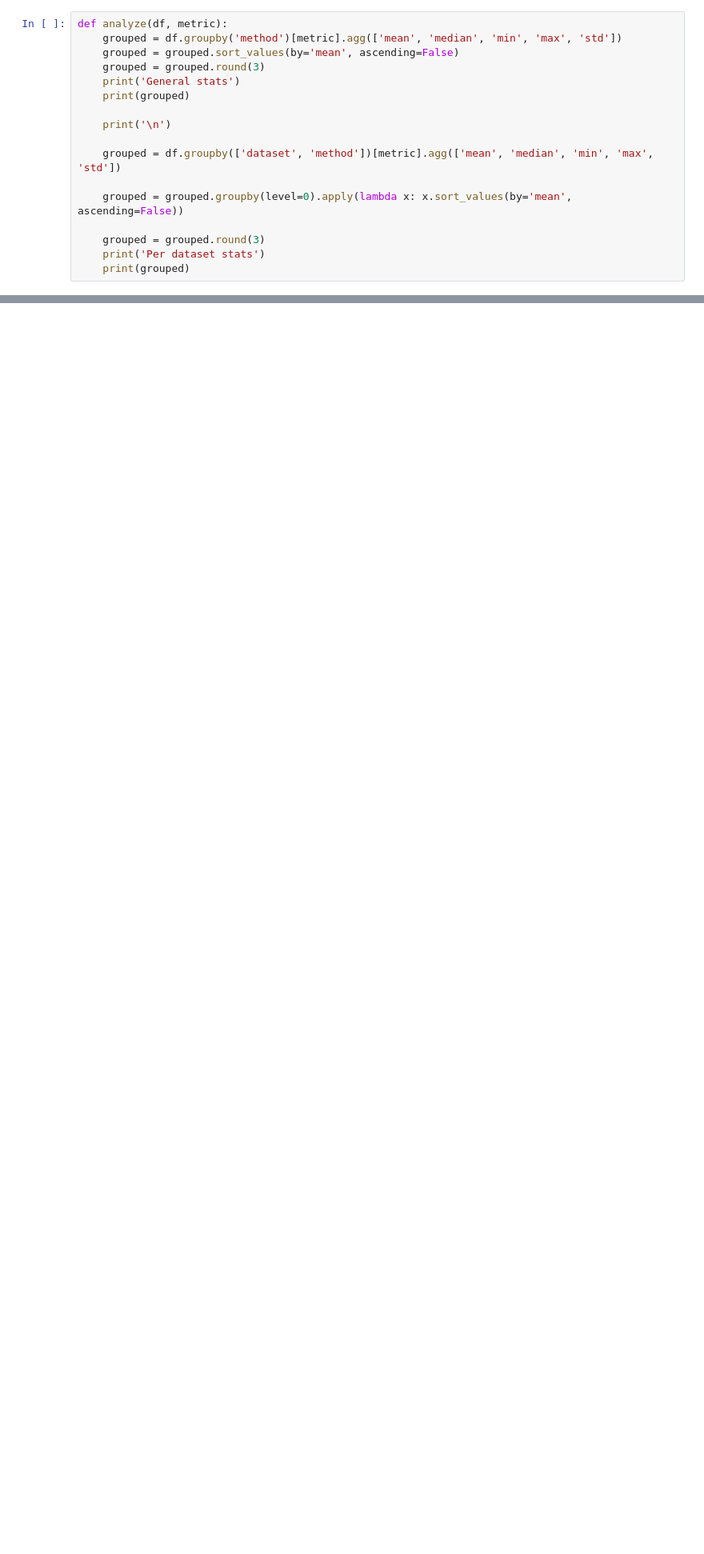
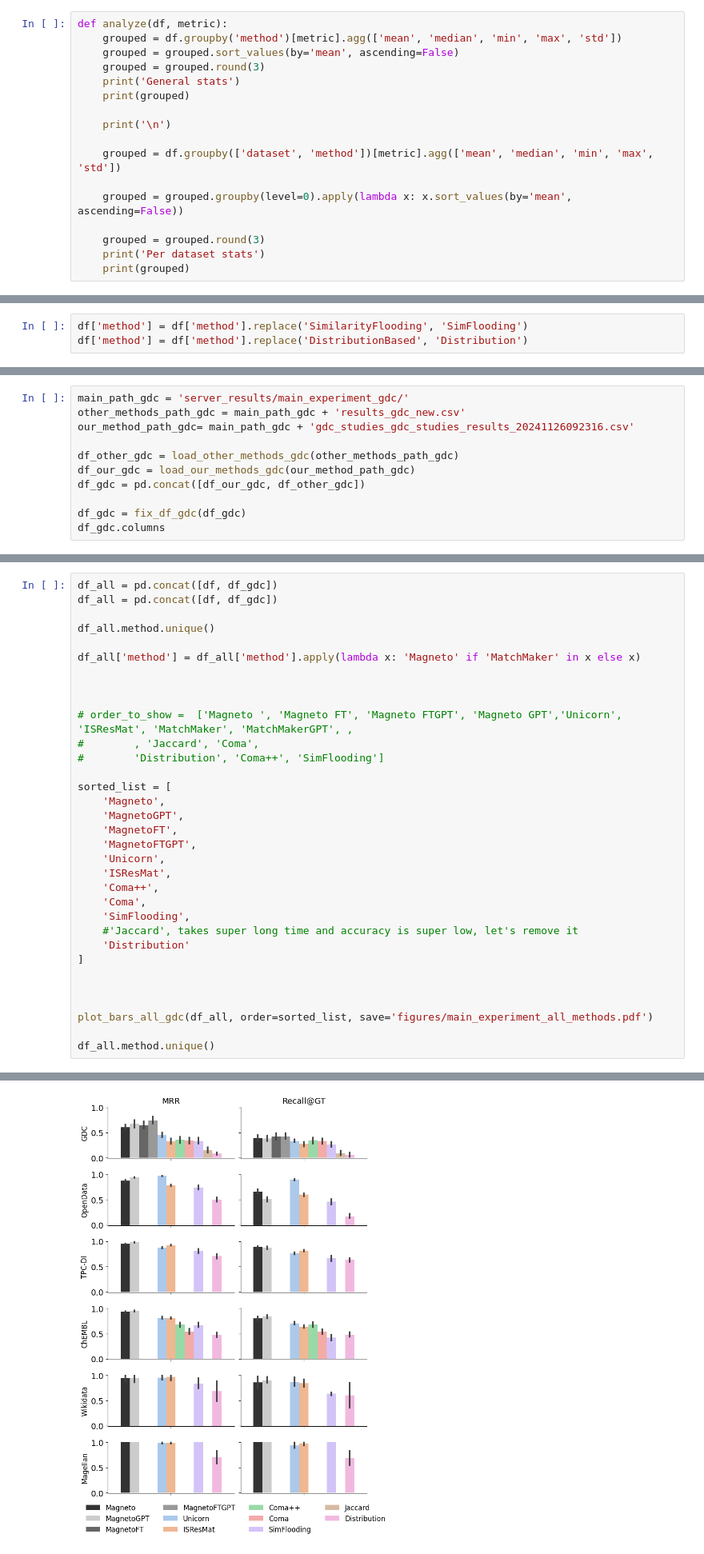
Before and after one commit to kevin-fang-lscm/magneto-matcher, a Jupyter notebook: results_visualization/1_main_results.ipynb, the cells around one changed output, grey strips where cells are left out. Shown at 80% size. Drawn from its saved outputs; the diff is of its cells as text; blank space fills up the shorter version.

```diff
--- a/results_visualization/1_main_results.ipynb
+++ b/results_visualization/1_main_results.ipynb
@@ -187 +355,4 @@ plot_bars_all(df, save='figures/main_experiment_all_methods.pdf')
+# %%
+df['method'] = df['method'].replace('SimilarityFlooding', 'SimFlooding')
+df['method'] = df['method'].replace('DistributionBased', 'Distribution')
 # %%
@@ -226,0 +362,11 @@ Wikidata Wikidata MatchMakerGPT  0.902   0.888  0.833  1.00  0.071
+# %%
+main_path_gdc = 'server_results/main_experiment_gdc/'
+other_methods_path_gdc = main_path_gdc + 'results_gdc_new.csv'
+our_method_path_gdc= main_path_gdc + 'gdc_studies_gdc_studies_results_20241126092316.csv'
+
+df_other_gdc = load_other_methods_gdc(other_methods_path_gdc)
+df_our_gdc = load_our_methods_gdc(our_method_path_gdc)
+df_gdc = pd.concat([df_our_gdc, df_other_gdc])
+
+df_gdc = fix_df_gdc(df_gdc)
+df_gdc.columns
@@ -226,0 +375,34 @@ Wikidata Wikidata MatchMakerGPT  0.902   0.888  0.833  1.00  0.071
+# %%
+df_all = pd.concat([df, df_gdc])
+df_all = pd.concat([df, df_gdc])
+
+df_all.method.unique()
+
+df_all['method'] = df_all['method'].apply(lambda x: 'Magneto' if 'MatchMaker' in x else x)
+
+
+
+# order_to_show =  ['Magneto ', 'Magneto FT', 'Magneto FTGPT', 'Magneto GPT','Unicorn', 'ISResMat', 'MatchMaker', 'MatchMakerGPT', ,
+#        , 'Jaccard', 'Coma',
+#        'Distribution', 'Coma++', 'SimFlooding']
+
+sorted_list = [
+    'Magneto',
+    'MagnetoGPT',
+    'MagnetoFT',
+    'MagnetoFTGPT',
+    'Unicorn',
+    'ISResMat',
+    'Coma++',
+    'Coma',
+    'SimFlooding',
+    #'Jaccard', takes super long time and accuracy is super low, let's remove it
+    'Distribution'
+]
+
+
+
+plot_bars_all_gdc(df_all, order=sorted_list, save='figures/main_experiment_all_methods.pdf')
+
+df_all.method.unique()
+# %% [output]
@@ -226,0 +412 @@ Wikidata Wikidata MatchMakerGPT  0.902   0.888  0.833  1.00  0.071
+[figure, added]
```
Also changed, not shown: parts of 10 cells of this notebook, 6 other files.
